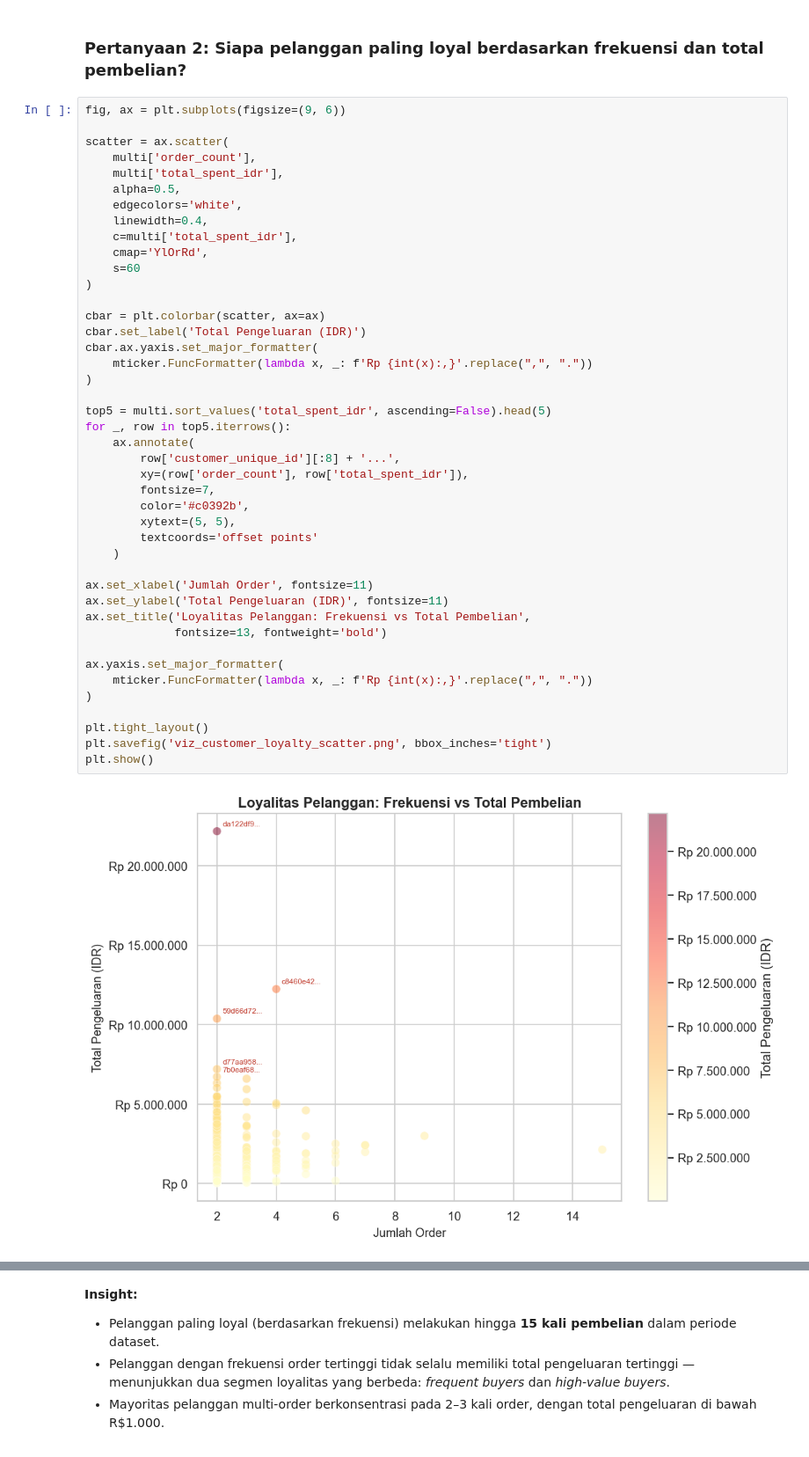
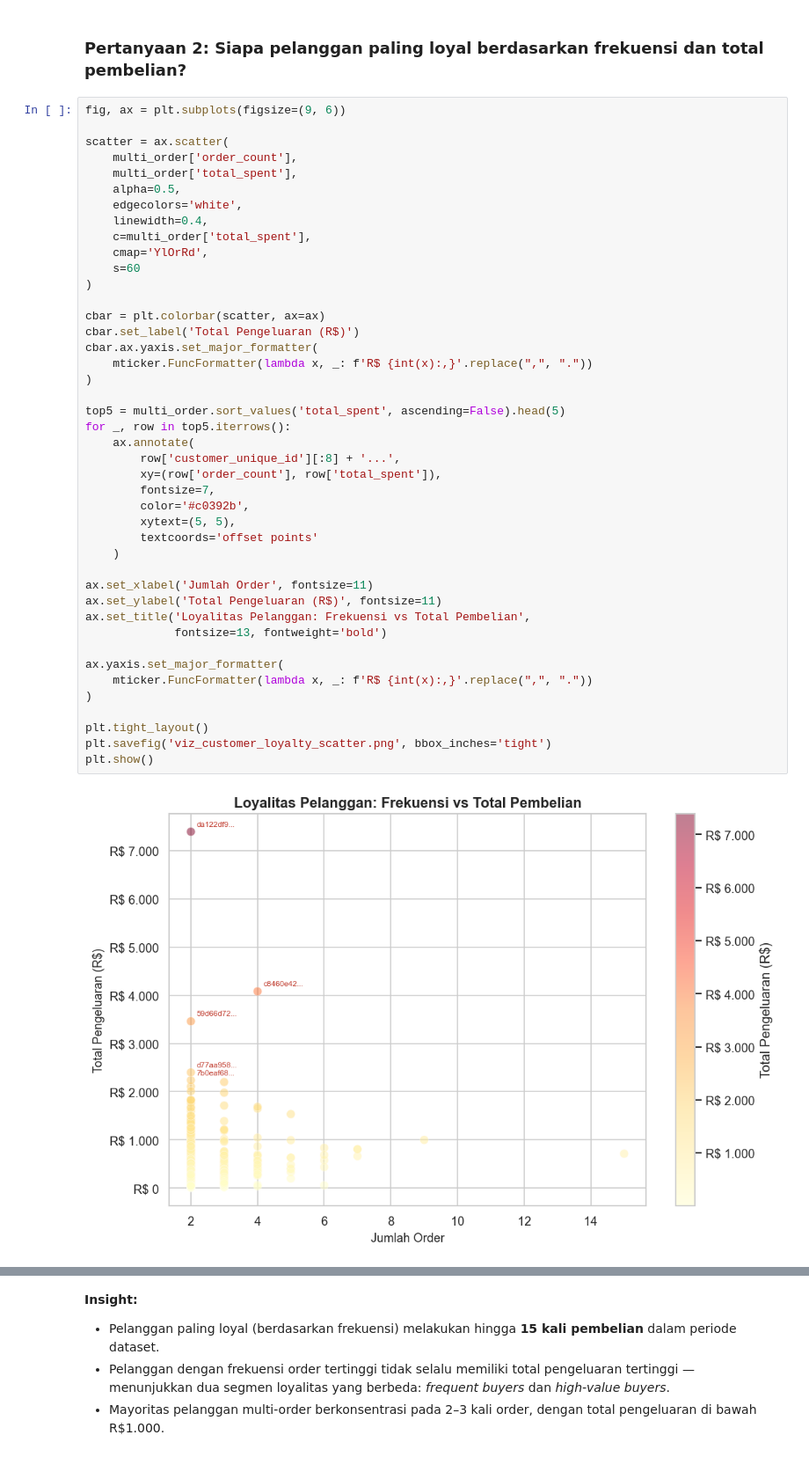
Before and after one commit to nisajamalia/Dashboard-Submission-DBS, a Jupyter notebook: notebook.ipynb, the cells around one changed output, grey strips where cells are left out. Shown at 88% size. Cells and saved outputs as stored; diff of their text form.

```diff
--- a/notebook.ipynb
+++ b/notebook.ipynb
@@ -303,46 +295,46 @@ plt.show()
 fig, ax = plt.subplots(figsize=(9, 6))
 
 scatter = ax.scatter(
-    multi['order_count'],
-    multi['total_spent_idr'],
+    multi_order['order_count'],
+    multi_order['total_spent'],
     alpha=0.5,
     edgecolors='white',
     linewidth=0.4,
-    c=multi['total_spent_idr'],
+    c=multi_order['total_spent'],
     cmap='YlOrRd',
     s=60
 )
 
 cbar = plt.colorbar(scatter, ax=ax)
-cbar.set_label('Total Pengeluaran (IDR)')
+cbar.set_label('Total Pengeluaran (R$)')
 cbar.ax.yaxis.set_major_formatter(
-    mticker.FuncFormatter(lambda x, _: f'Rp {int(x):,}'.replace(",", "."))
+    mticker.FuncFormatter(lambda x, _: f'R$ {int(x):,}'.replace(",", "."))
 )
 
-top5 = multi.sort_values('total_spent_idr', ascending=False).head(5)
+top5 = multi_order.sort_values('total_spent', ascending=False).head(5)
 for _, row in top5.iterrows():
     ax.annotate(
         row['customer_unique_id'][:8] + '...',
-        xy=(row['order_count'], row['total_spent_idr']),
+        xy=(row['order_count'], row['total_spent']),
         fontsize=7,
         color='#c0392b',
         xytext=(5, 5),
         textcoords='offset points'
     )
 
 ax.set_xlabel('Jumlah Order', fontsize=11)
-ax.set_ylabel('Total Pengeluaran (IDR)', fontsize=11)
+ax.set_ylabel('Total Pengeluaran (R$)', fontsize=11)
 ax.set_title('Loyalitas Pelanggan: Frekuensi vs Total Pembelian',
              fontsize=13, fontweight='bold')
 
 ax.yaxis.set_major_formatter(
-    mticker.FuncFormatter(lambda x, _: f'Rp {int(x):,}'.replace(",", "."))
+    mticker.FuncFormatter(lambda x, _: f'R$ {int(x):,}'.replace(",", "."))
 )
 
 plt.tight_layout()
 plt.savefig('viz_customer_loyalty_scatter.png', bbox_inches='tight')
 plt.show()
 # %% [output]
-[figure, old version]
+[figure, new version]
 # %%
 top_loyal = (customer_loyalty
```
Also changed, not shown: parts of 11 cells of this notebook, 6 other files.
